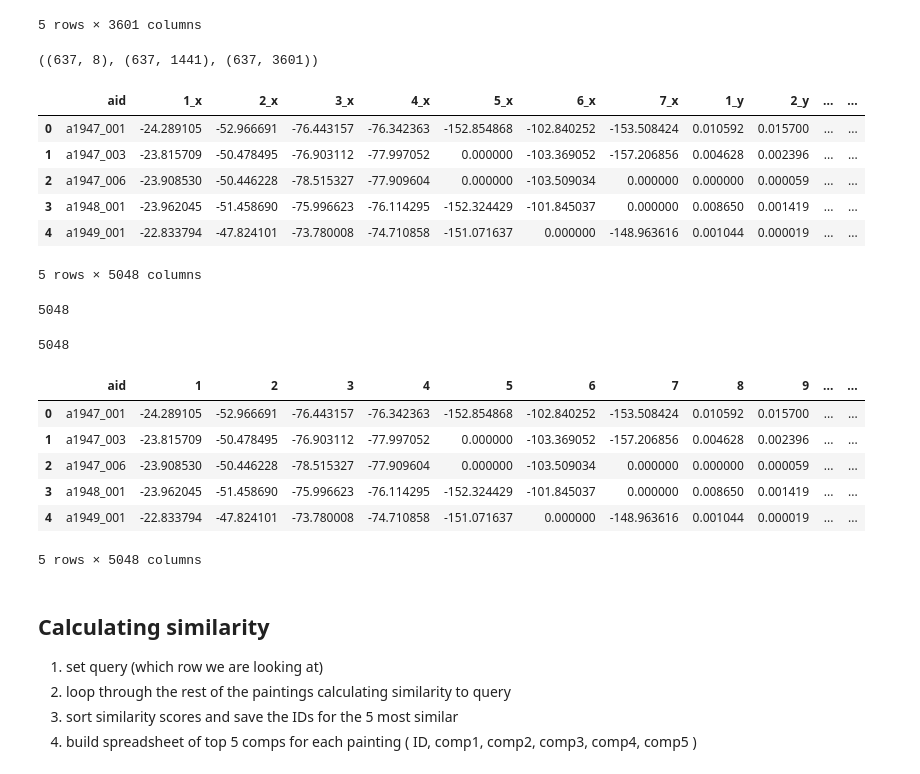
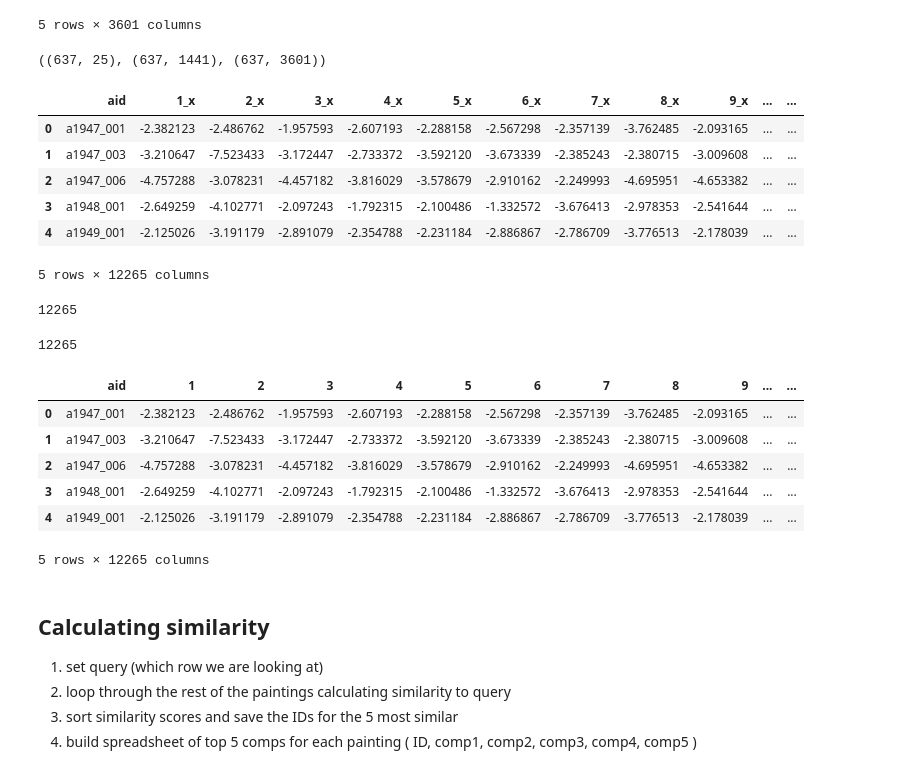
Before and after one commit to AndrewMarksArt/Content_Based_Image_Retrieval_System, a Jupyter notebook: src/Notebooks/ColorTextureShapeSimilarity.ipynb, the cells around one changed output. Saved outputs shown, nothing was run; the diff lists cells and outputs as text; code cells hidden in the pictures.

```diff
--- a/src/Notebooks/ColorTextureShapeSimilarity.ipynb
+++ b/src/Notebooks/ColorTextureShapeSimilarity.ipynb
@@ -8,9 +8,9 @@ import csv
 
 from PIL import Image
 # %%
-path_to_csv = '../Data/'
+path_to_csv = '../Data/Image_Vectors/'
 # %%
-shape_df = pd.read_csv(path_to_csv+'shape_image_features.csv', header=None)
+shape_df = pd.read_csv(path_to_csv+'shape_image_features_adaptive.csv', header=None)
 cols = shape_df.columns.tolist()
 cols[0] = 'aid'
 shape_df.columns = cols
@@ -53,39 +54,41 @@ texture_df.head()
 # %%
 shape_df.shape, color_df.shape, texture_df.shape
 # %% [output]
-((637, 8), (637, 1441), (637, 3601))
+((637, 25), (637, 1441), (637, 3601))
 # %%
 temp_merg = pd.merge(shape_df, color_df, on='aid')
-merged = pd.merge(temp_merg, texture_df, on='aid')
-merged.head()
+temp_merg = pd.merge(temp_merg, texture_df, on='aid')
+temp_merg = pd.merge(temp_merg, texture_df, on='aid')
+weighted_merged = pd.merge(temp_merg, texture_df, on='aid')
+weighted_merged.head()
 # %% [output]
-|  | aid | 1_x | 2_x | 3_x | 4_x | 5_x | 6_x | 7_x | 1_y | 2_y | ... | ... |
-| 0 | a1947_001 | -24.289105 | -52.966691 | -76.443157 | -76.342363 | -152.854868 | -102.840252 | -153.508424 | 0.010592 | 0.015700 | ... | ... |
-| 1 | a1947_003 | -23.815709 | -50.478495 | -76.903112 | -77.997052 | 0.000000 | -103.369052 | -157.206856 | 0.004628 | 0.002396 | ... | ... |
-| 2 | a1947_006 | -23.908530 | -50.446228 | -78.515327 | -77.909604 | 0.000000 | -103.509034 | 0.000000 | 0.000000 | 0.000059 | ... | ... |
-| 3 | a1948_001 | -23.962045 | -51.458690 | -75.996623 | -76.114295 | -152.324429 | -101.845037 | 0.000000 | 0.008650 | 0.001419 | ... | ... |
-| 4 | a1949_001 | -22.833794 | -47.824101 | -73.780008 | -74.710858 | -151.071637 | 0.000000 | -148.963616 | 0.001044 | 0.000019 | ... | ... |
+|  | aid | 1_x | 2_x | 3_x | 4_x | 5_x | 6_x | 7_x | 8_x | 9_x | ... | ... |
+| 0 | a1947_001 | -2.382123 | -2.486762 | -1.957593 | -2.607193 | -2.288158 | -2.567298 | -2.357139 | -3.762485 | -2.093165 | ... | ... |
+| 1 | a1947_003 | -3.210647 | -7.523433 | -3.172447 | -2.733372 | -3.592120 | -3.673339 | -2.385243 | -2.380715 | -3.009608 | ... | ... |
+| 2 | a1947_006 | -4.757288 | -3.078231 | -4.457182 | -3.816029 | -3.578679 | -2.910162 | -2.249993 | -4.695951 | -4.653382 | ... | ... |
+| 3 | a1948_001 | -2.649259 | -4.102771 | -2.097243 | -1.792315 | -2.100486 | -1.332572 | -3.676413 | -2.978353 | -2.541644 | ... | ... |
+| 4 | a1949_001 | -2.125026 | -3.191179 | -2.891079 | -2.354788 | -2.231184 | -2.886867 | -2.786709 | -3.776513 | -2.178039 | ... | ... |
-5 rows × 5048 columns
+5 rows × 12265 columns
 # %%
-merged.shape[1]
+weighted_merged.shape[1]
 # %% [output]
-5048
+12265
 # %%
-cols = ['aid'] + [i for i in range(1, merged.shape[1])]
+cols = ['aid'] + [i for i in range(1, weighted_merged.shape[1])]
 len(cols)
 # %% [output]
-5048
+12265
 # %%
-merged.columns = cols
-merged.head()
+weighted_merged.columns = cols
+weighted_merged.head()
 # %% [output]
 |  | aid | 1 | 2 | 3 | 4 | 5 | 6 | 7 | 8 | 9 | ... | ... |
-| 0 | a1947_001 | -24.289105 | -52.966691 | -76.443157 | -76.342363 | -152.854868 | -102.840252 | -153.508424 | 0.010592 | 0.015700 | ... | ... |
-| 1 | a1947_003 | -23.815709 | -50.478495 | -76.903112 | -77.997052 | 0.000000 | -103.369052 | -157.206856 | 0.004628 | 0.002396 | ... | ... |
-| 2 | a1947_006 | -23.908530 | -50.446228 | -78.515327 | -77.909604 | 0.000000 | -103.509034 | 0.000000 | 0.000000 | 0.000059 | ... | ... |
-| 3 | a1948_001 | -23.962045 | -51.458690 | -75.996623 | -76.114295 | -152.324429 | -101.845037 | 0.000000 | 0.008650 | 0.001419 | ... | ... |
-| 4 | a1949_001 | -22.833794 | -47.824101 | -73.780008 | -74.710858 | -151.071637 | 0.000000 | -148.963616 | 0.001044 | 0.000019 | ... | ... |
+| 0 | a1947_001 | -2.382123 | -2.486762 | -1.957593 | -2.607193 | -2.288158 | -2.567298 | -2.357139 | -3.762485 | -2.093165 | ... | ... |
+| 1 | a1947_003 | -3.210647 | -7.523433 | -3.172447 | -2.733372 | -3.592120 | -3.673339 | -2.385243 | -2.380715 | -3.009608 | ... | ... |
+| 2 | a1947_006 | -4.757288 | -3.078231 | -4.457182 | -3.816029 | -3.578679 | -2.910162 | -2.249993 | -4.695951 | -4.653382 | ... | ... |
+| 3 | a1948_001 | -2.649259 | -4.102771 | -2.097243 | -1.792315 | -2.100486 | -1.332572 | -3.676413 | -2.978353 | -2.541644 | ... | ... |
+| 4 | a1949_001 | -2.125026 | -3.191179 | -2.891079 | -2.354788 | -2.231184 | -2.886867 | -2.786709 | -3.776513 | -2.178039 | ... | ... |
-5 rows × 5048 columns
+5 rows × 12265 columns
 # %%
 class SimilarityRanking:
     def __init__(self, indexPath):
```
Also changed, not shown: parts of 8 cells of this notebook.
